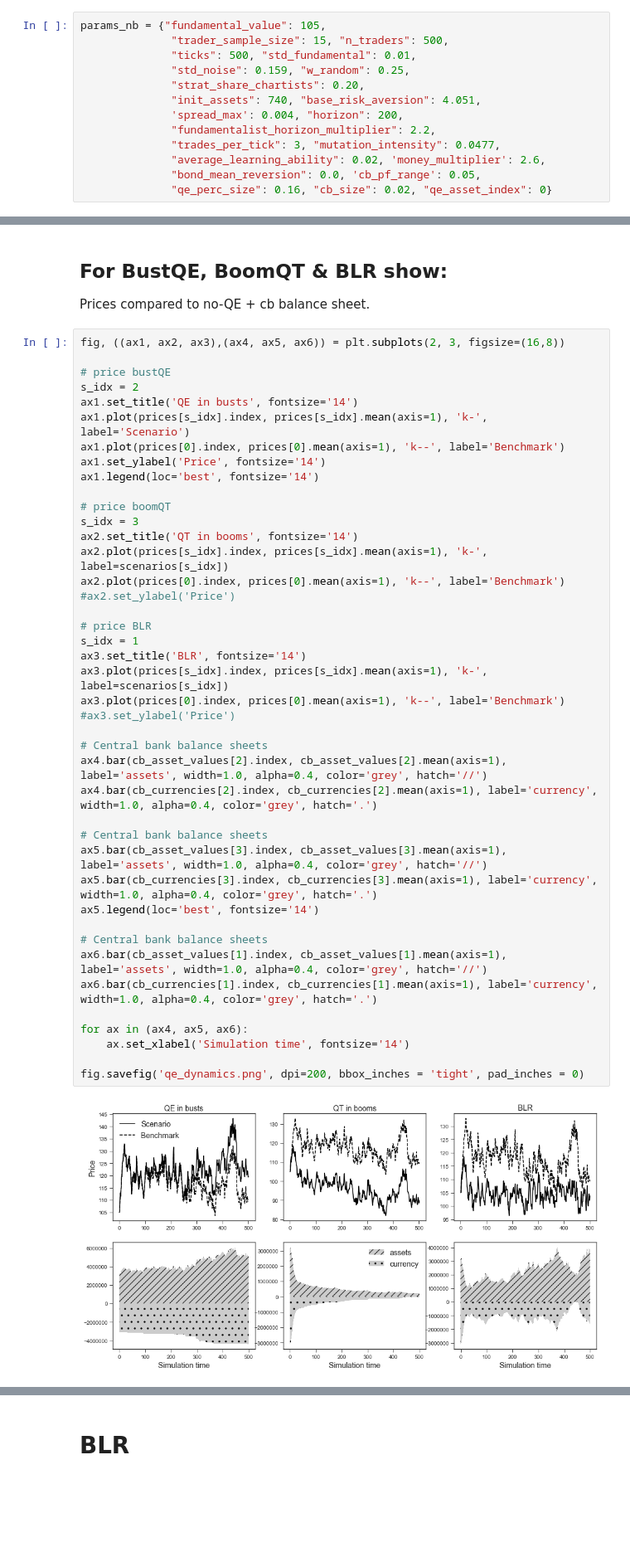
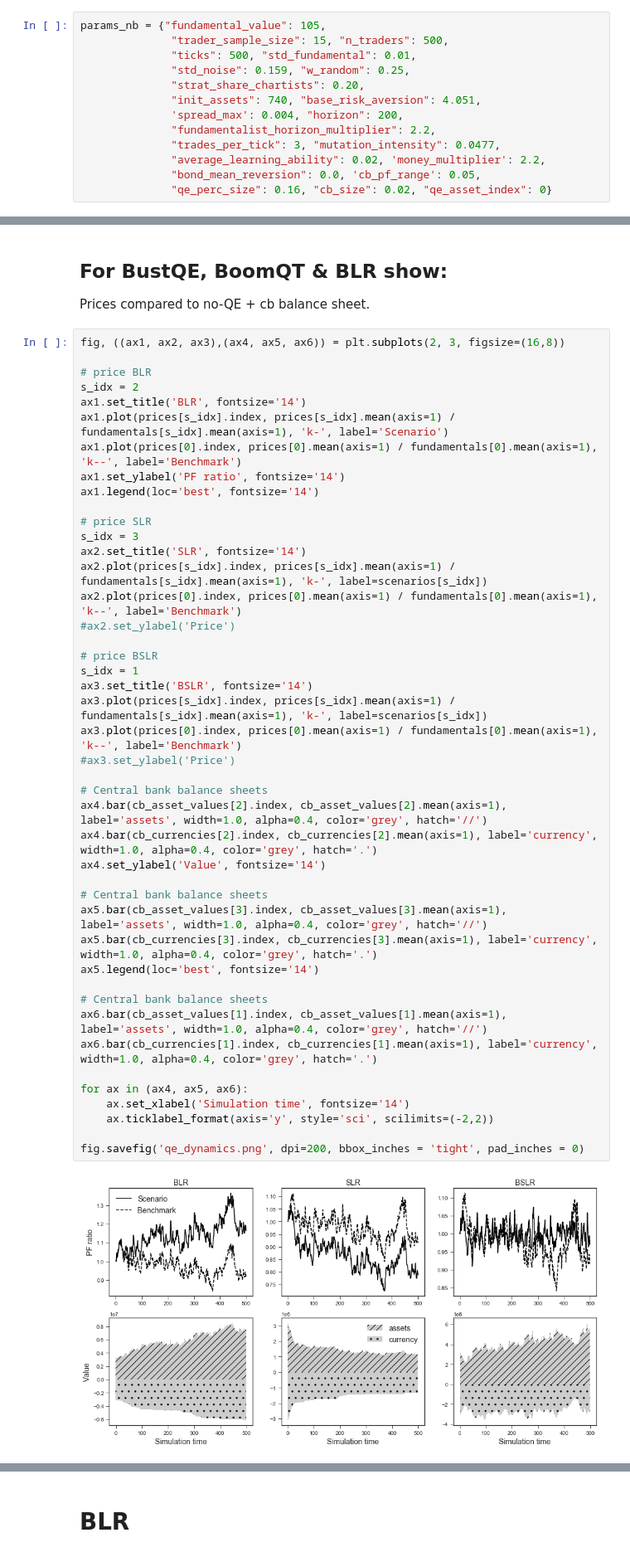
Before and after one commit to joerischasfoort/qe-asset-cycle, a Jupyter notebook: model_dynamics.ipynb, the cells around one changed output, grey strips where cells are left out. Shown at 83% size. Cells and saved outputs as stored; diff of their text form; blank space fills up the shorter version.

```diff
--- a/model_dynamics.ipynb
+++ b/model_dynamics.ipynb
@@ -36,7 +38,7 @@ params_nb = {"fundamental_value": 105,
               'spread_max': 0.004, "horizon": 200,
               "fundamentalist_horizon_multiplier": 2.2,
               "trades_per_tick": 3, "mutation_intensity": 0.0477,
-              "average_learning_ability": 0.02, 'money_multiplier': 2.6,
+              "average_learning_ability": 0.02, 'money_multiplier': 2.2,
               "bond_mean_reversion": 0.0, 'cb_pf_range': 0.05,
               "qe_perc_size": 0.16, "cb_size": 0.02, "qe_asset_index": 0}
 # %%
@@ -93,44 +95,46 @@ Prices compared to no-QE + cb balance sheet.
 # %%
 fig, ((ax1, ax2, ax3),(ax4, ax5, ax6)) = plt.subplots(2, 3, figsize=(16,8))
 
-# price bustQE
+# price BLR
 s_idx = 2
-ax1.set_title('QE in busts', fontsize='14')
-ax1.plot(prices[s_idx].index, prices[s_idx].mean(axis=1), 'k-', label='Scenario')
-ax1.plot(prices[0].index, prices[0].mean(axis=1), 'k--', label='Benchmark')
-ax1.set_ylabel('Price', fontsize='14')
+ax1.set_title('BLR', fontsize='14')
+ax1.plot(prices[s_idx].index, prices[s_idx].mean(axis=1) / fundamentals[s_idx].mean(axis=1), 'k-', label='Scenario')
+ax1.plot(prices[0].index, prices[0].mean(axis=1) / fundamentals[0].mean(axis=1), 'k--', label='Benchmark')
+ax1.set_ylabel('PF ratio', fontsize='14')
 ax1.legend(loc='best', fontsize='14')
 
-# price boomQT
+# price SLR
 s_idx = 3
-ax2.set_title('QT in booms', fontsize='14')
-ax2.plot(prices[s_idx].index, prices[s_idx].mean(axis=1), 'k-', label=scenarios[s_idx])
-ax2.plot(prices[0].index, prices[0].mean(axis=1), 'k--', label='Benchmark')
+ax2.set_title('SLR', fontsize='14')
+ax2.plot(prices[s_idx].index, prices[s_idx].mean(axis=1) / fundamentals[s_idx].mean(axis=1), 'k-', label=scenarios[s_idx])
+ax2.plot(prices[0].index, prices[0].mean(axis=1) / fundamentals[0].mean(axis=1), 'k--', label='Benchmark')
 #ax2.set_ylabel('Price')
 
-# price BLR
+# price BSLR
 s_idx = 1
-ax3.set_title('BLR', fontsize='14')
-ax3.plot(prices[s_idx].index, prices[s_idx].mean(axis=1), 'k-', label=scenarios[s_idx])
-ax3.plot(prices[0].index, prices[0].mean(axis=1), 'k--', label='Benchmark')
+ax3.set_title('BSLR', fontsize='14')
+ax3.plot(prices[s_idx].index, prices[s_idx].mean(axis=1) / fundamentals[s_idx].mean(axis=1), 'k-', label=scenarios[s_idx])
+ax3.plot(prices[0].index, prices[0].mean(axis=1) / fundamentals[0].mean(axis=1), 'k--', label='Benchmark')
 #ax3.set_ylabel('Price')
 
 # Central bank balance sheets
 ax4.bar(cb_asset_values[2].index, cb_asset_values[2].mean(axis=1), label='assets', width=1.0, alpha=0.4, color='grey', hatch='//')
 ax4.bar(cb_currencies[2].index, cb_currencies[2].mean(axis=1), label='currency', width=1.0, alpha=0.4, color='grey', hatch='.')
+ax4.set_ylabel('Value', fontsize='14')
 
 # Central bank balance sheets
 ax5.bar(cb_asset_values[3].index, cb_asset_values[3].mean(axis=1), label='assets', width=1.0, alpha=0.4, color='grey', hatch='//')
 ax5.bar(cb_currencies[3].index, cb_currencies[3].mean(axis=1), label='currency', width=1.0, alpha=0.4, color='grey', hatch='.')
 ax5.legend(loc='best', fontsize='14')
 
 # Central bank balance sheets
 ax6.bar(cb_asset_values[1].index, cb_asset_values[1].mean(axis=1), label='assets', width=1.0, alpha=0.4, color='grey', hatch='//')
 ax6.bar(cb_currencies[1].index, cb_currencies[1].mean(axis=1), label='currency', width=1.0, alpha=0.4, color='grey', hatch='.')
 
 for ax in (ax4, ax5, ax6):
     ax.set_xlabel('Simulation time', fontsize='14')
+    ax.ticklabel_format(axis='y', style='sci', scilimits=(-2,2))
 
 fig.savefig('qe_dynamics.png', dpi=200, bbox_inches = 'tight', pad_inches = 0)
 # %% [output]
-[figure, old version]
+[figure, new version]
```
Also changed, not shown: parts of 7 cells of this notebook, 2 other files.
